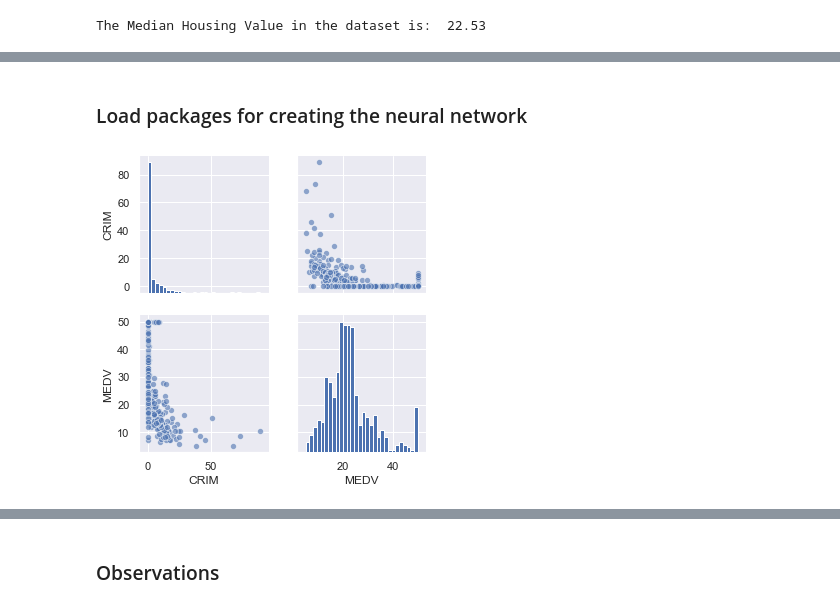
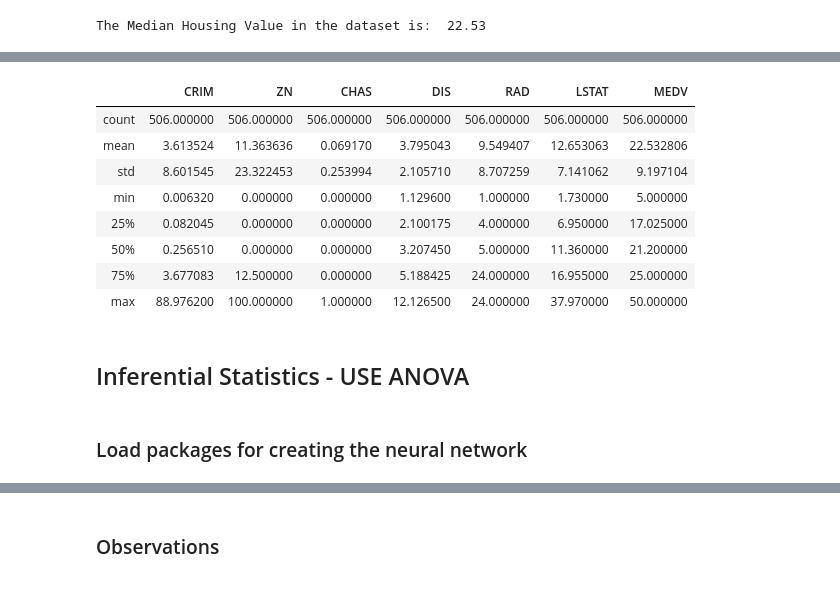
Before and after one commit to SimonMcLain/ML-Statistics-Project-2019-G00364775, a Jupyter notebook: Project.ipynb, the cells around one changed output, grey strips where cells are left out. Drawn from its saved outputs; the diff is of its cells as text; code cells hidden in the pictures.

```diff
--- a/Project.ipynb
+++ b/Project.ipynb
@@ -134,0 +85,14 @@ cleaned_df.head()
+# %%
+boston.describe()
+# %% [output]
+|  | CRIM | ZN | CHAS | DIS | RAD | LSTAT | MEDV |
+| count | 506.000000 | 506.000000 | 506.000000 | 506.000000 | 506.000000 | 506.000000 | 506.000000 |
+| mean | 3.613524 | 11.363636 | 0.069170 | 3.795043 | 9.549407 | 12.653063 | 22.532806 |
+| std | 8.601545 | 23.322453 | 0.253994 | 2.105710 | 8.707259 | 7.141062 | 9.197104 |
+| min | 0.006320 | 0.000000 | 0.000000 | 1.129600 | 1.000000 | 1.730000 | 5.000000 |
+| 25% | 0.082045 | 0.000000 | 0.000000 | 2.100175 | 4.000000 | 6.950000 | 17.025000 |
+| 50% | 0.256510 | 0.000000 | 0.000000 | 3.207450 | 5.000000 | 11.360000 | 21.200000 |
+| 75% | 3.677083 | 12.500000 | 0.000000 | 5.188425 | 24.000000 | 16.955000 | 25.000000 |
+| max | 88.976200 | 100.000000 | 1.000000 | 12.126500 | 24.000000 | 37.970000 | 50.000000 |
+# %% [markdown]
+## Inferential Statistics - USE ANOVA
@@ -135,10 +101,2 @@ cleaned_df.head()
 # %% [markdown]
 ### Load packages for creating the neural network
-# %%
-cols = ['CRIM','MEDV']
-sns.pairplot(cleaned_df[cols],
-plot_kws={'alpha': 0.6},
-diag_kws={'bins': 30})
-plt.show()
-# %% [output]
-[figure, removed]
```
Also changed, not shown: parts of 15 cells of this notebook, 2 other files.
